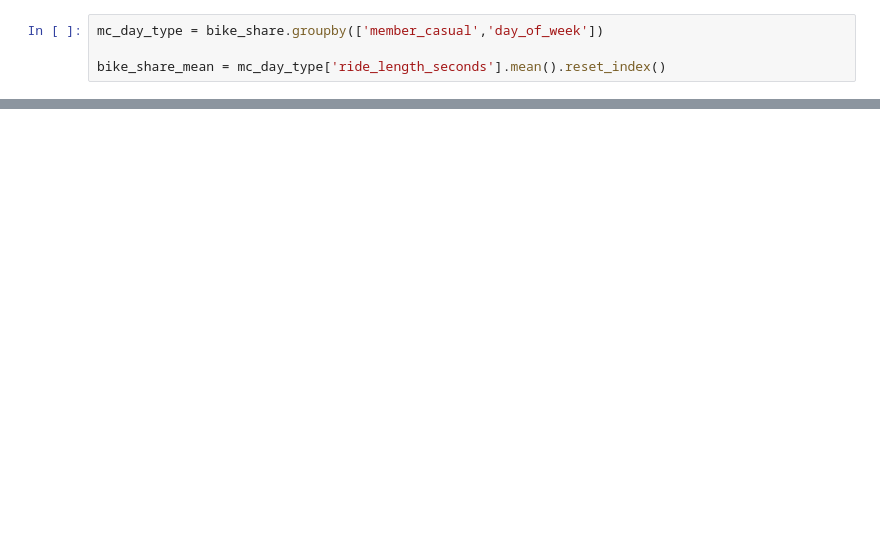
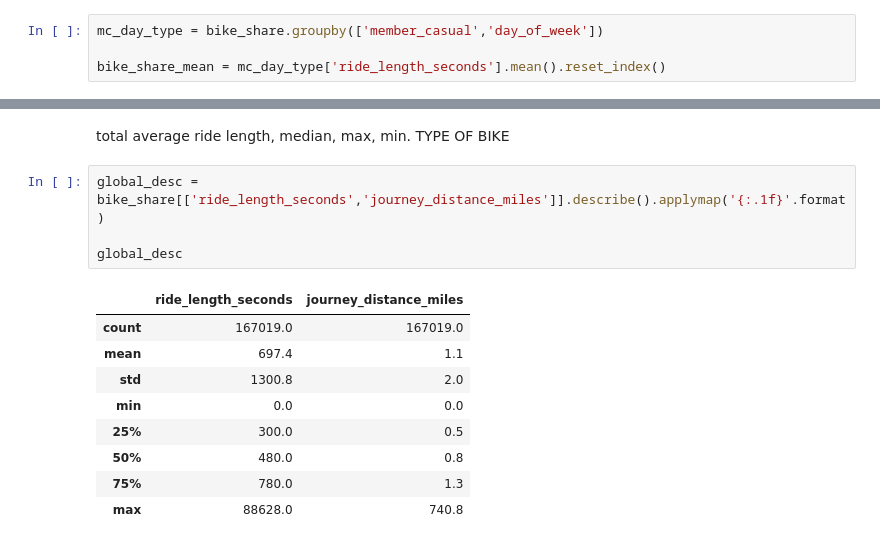
Before and after one commit to Coded123/Google_Data_Analytics_Capstone, a Jupyter notebook: cyclistic_bikeshare_project/cyclistic_bikeshare_analysis.ipynb, the cells around one changed output, grey strips where cells are left out. Saved outputs shown, nothing was run; the diff lists cells and outputs as text; blank space fills up the shorter version.

```diff
--- a/cyclistic_bikeshare_project/cyclistic_bikeshare_analysis.ipynb
+++ b/cyclistic_bikeshare_project/cyclistic_bikeshare_analysis.ipynb
@@ -263,0 +263,16 @@ volume_distance = bike_share.groupby('day_of_week')
+# %% [markdown]
+total average ride length, median, max, min. TYPE OF BIKE
+# %%
+global_desc = bike_share[['ride_length_seconds','journey_distance_miles']].describe().applymap('{:.1f}'.format)
+
+global_desc
+# %% [output]
+|  | ride_length_seconds | journey_distance_miles |
+| count | 167019.0 | 167019.0 |
+| mean | 697.4 | 1.1 |
+| std | 1300.8 | 2.0 |
+| min | 0.0 | 0.0 |
+| 25% | 300.0 | 0.5 |
+| 50% | 480.0 | 0.8 |
+| 75% | 780.0 | 1.3 |
+| max | 88628.0 | 740.8 |
```
Also changed, not shown: parts of 14 cells of this notebook.
